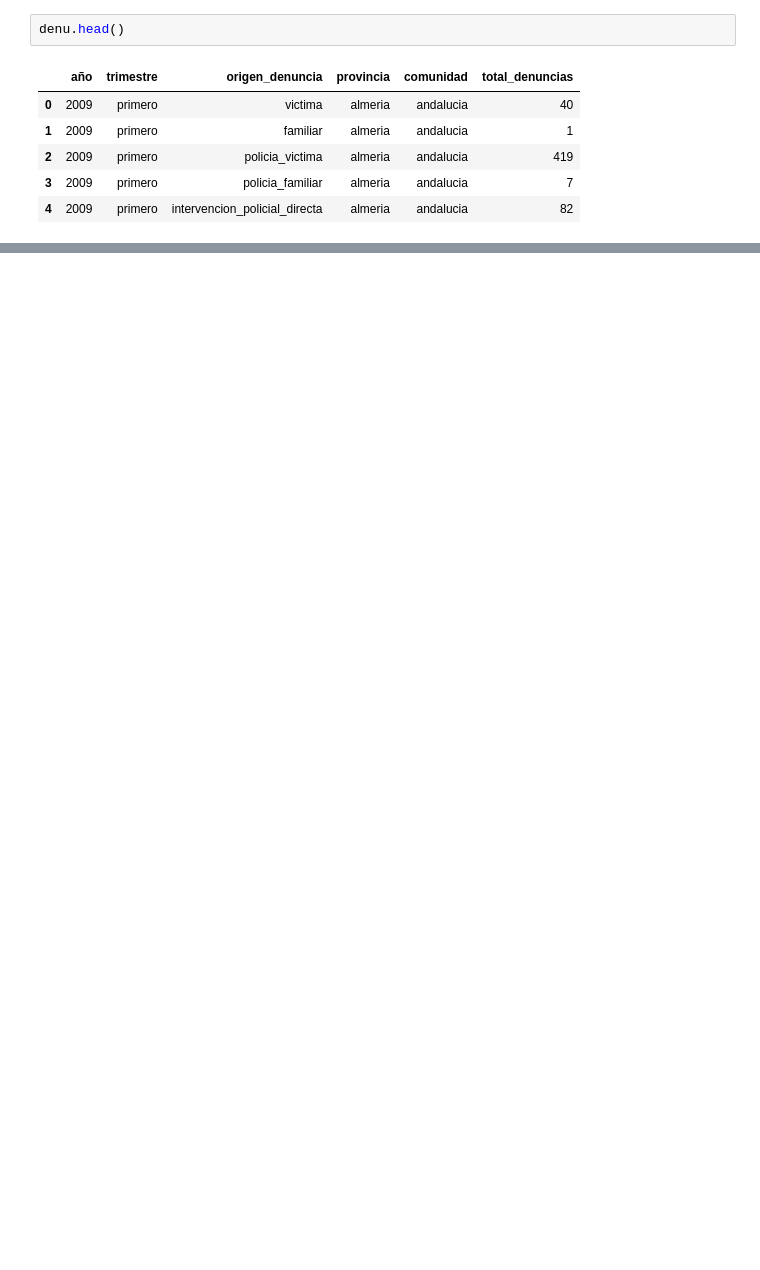
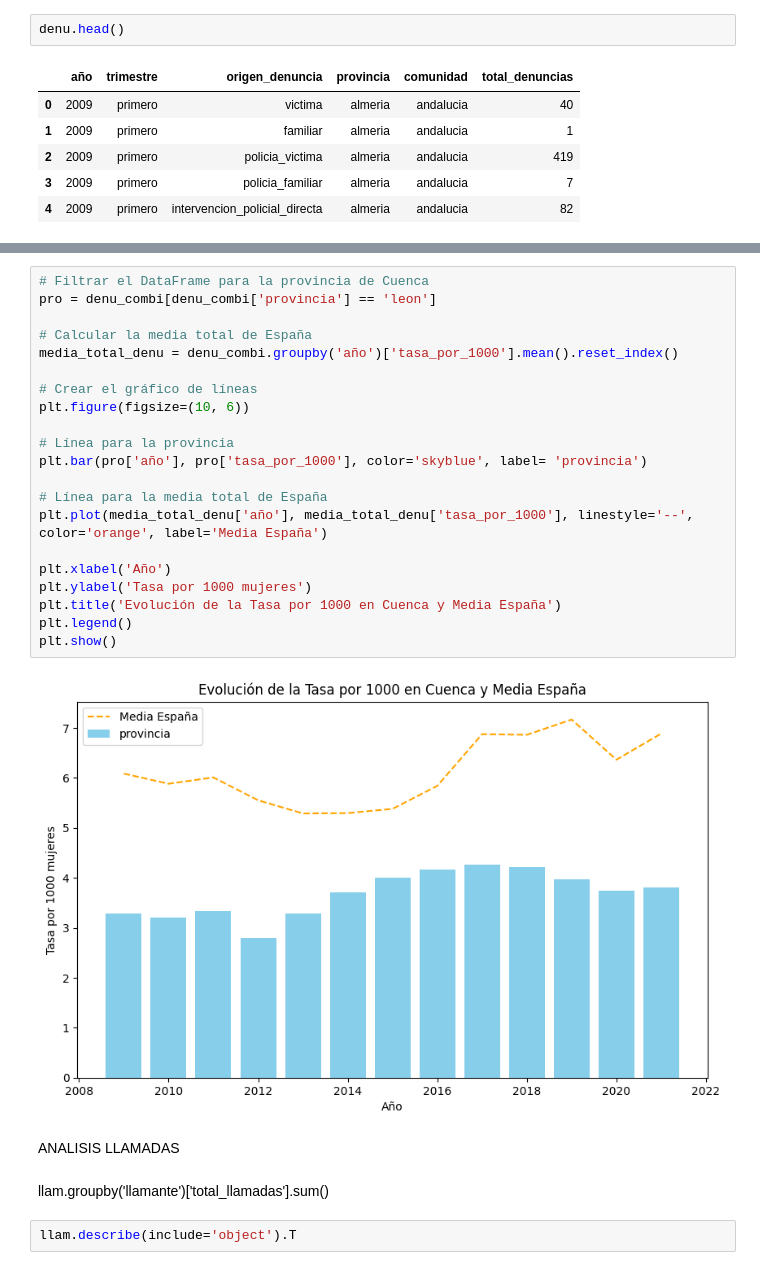
Before and after one commit to NoeRoson/Final_project, a Jupyter notebook: code/graficos.ipynb, the cells around one changed output, grey strips where cells are left out. Drawn from its saved outputs; the diff is of its cells as text; blank space fills up the shorter version.

```diff
--- a/code/graficos.ipynb
+++ b/code/graficos.ipynb
@@ -95,2 +145,31 @@ llam.head()
+# %%
+# Filtrar el DataFrame para la provincia de Cuenca
+pro = denu_combi[denu_combi['provincia'] == 'leon']
+
+# Calcular la media total de España
+media_total_denu = denu_combi.groupby('año')['tasa_por_1000'].mean().reset_index()
+
+# Crear el gráfico de líneas
+plt.figure(figsize=(10, 6))
+
+# Línea para la provincia
+plt.bar(pro['año'], pro['tasa_por_1000'], color='skyblue', label= 'provincia')
+
+# Línea para la media total de España
+plt.plot(media_total_denu['año'], media_total_denu['tasa_por_1000'], linestyle='--', color='orange', label='Media España')
+
+plt.xlabel('Año')
+plt.ylabel('Tasa por 1000 mujeres')
+plt.title('Evolución de la Tasa por 1000 en Cuenca y Media España')
+plt.legend()
+plt.show()
+# %% [output]
+[figure, added]
+# %% [markdown]
+ANALISIS LLAMADAS
+# %% [markdown]
+llam.groupby('llamante')['total_llamadas'].sum()
+# %%
+llam.describe(include='object').T
 # %%
 llam.groupby('llamante')['total_llamadas'].sum()
```
Also changed, not shown: parts of 24 cells of this notebook, 4 other files.
